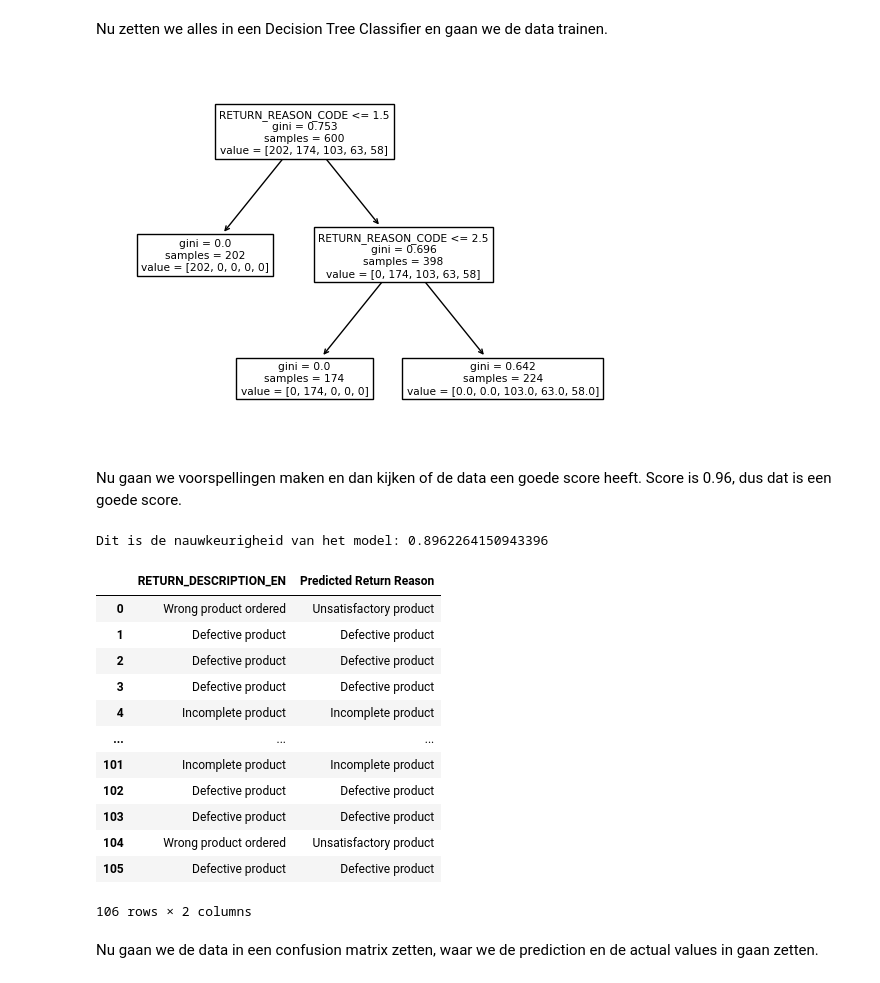
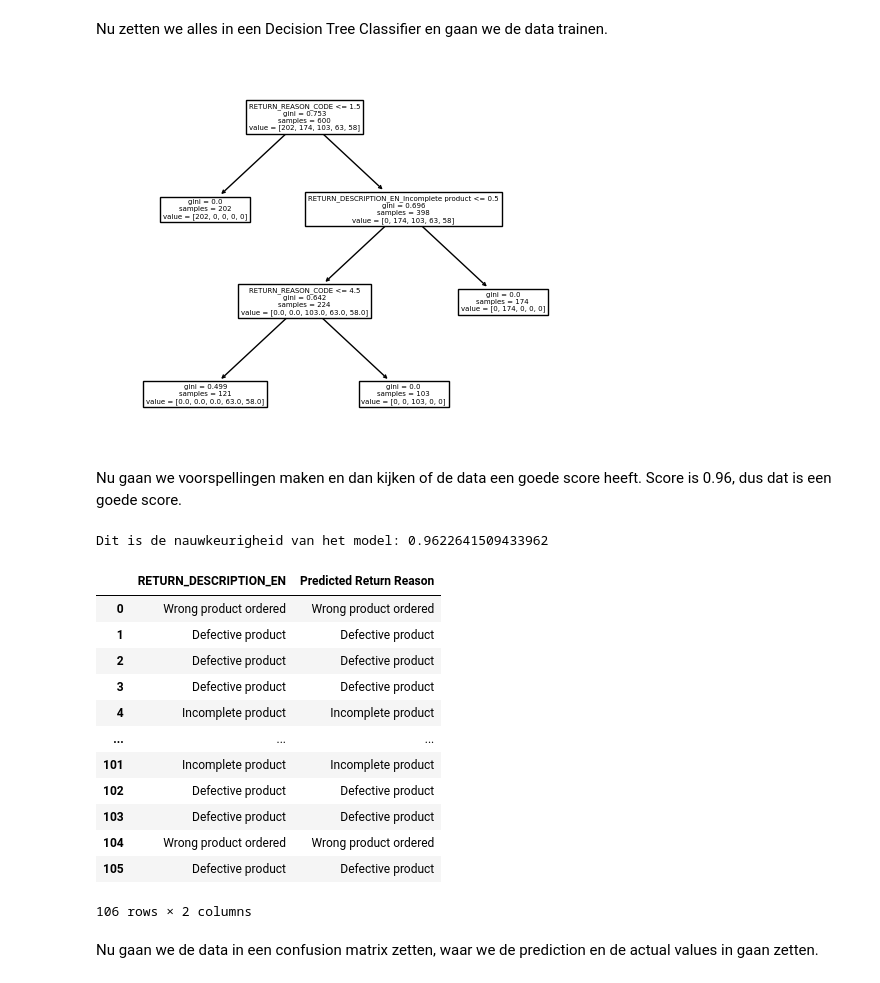
Before and after one commit to Peter-The-Great/DEDS_Portfolio_Week-8, a Jupyter notebook: classificationmodel.ipynb, the cells around one changed output. Saved outputs shown, nothing was run; the diff lists cells and outputs as text; code cells hidden in the pictures.

```diff
--- a/classificationmodel.ipynb
+++ b/classificationmodel.ipynb
@@ -258,6 +261,6 @@ Hiernaa gaan we wat data eruit halen naast de Not A Number values. Dus nu gaan w
 Daarnaast moeten we ook de TRAIL kolomen verwijderen, omdat deze niet van toepassing zijn.
 # %%
-filtered_table = filtered_table.drop(columns=['ORDER_DETAIL_CODE', 'RETURN_CODE', 'RETURN_DATE'])
+filtered_table = filtered_table.drop(columns=['RETURN_DATE'])
 print(list(filtered_table.filter(regex='TRIAL')))
 filtered_table = filtered_table[filtered_table.columns.drop(list(filtered_table.filter(regex='TRIAL')))]
 # %% [output]
@@ -271,11 +276,10 @@ for column in selected_columns.columns:
     if selected_columns[column].dtype == 'object':
         print(f"{column}: {selected_columns[column].nunique()} unieke waarden")
 
-# In dit geval zijn de kolommen 'PRODUCT_NUMBER' en 'RETURN_REASON_CODE' categorisch.
-# We passen Dummy Encoding toe op deze kolommen.
-# dummies_dataframe = pd.get_dummies(selected_columns, columns=['PRODUCT_NUMBER', 'RETURN_REASON_CODE'])
+# In dit geval is de kolom RETURN_DESCRIPTION_EN categorisch.
+# We passen Dummy Encoding toe op deze kolom.
+dummies_dataframe = pd.get_dummies(selected_columns, columns=['RETURN_DESCRIPTION_EN'])
 
-# df = pd.concat([selected_columns, dummies_dataframe], axis=1)
-df = selected_columns
-selected_columns
+df = pd.concat([selected_columns, dummies_dataframe], axis=1)
+df
 # %% [output]
@@ -308,12 +314,12 @@ x_train, x_test, y_train, y_test = train_test_split(x, y, test_size=0.15, random
 # %% [markdown]
 Nu zetten we alles in een Decision Tree Classifier en gaan we de data trainen.
 # %%
-dtree = DecisionTreeClassifier(max_depth=2)
+dtree = DecisionTreeClassifier(max_depth=3)
 dtree = dtree.fit(x_train, y_train)
 tree.plot_tree(dtree, feature_names=x.columns)
 plt.show()
 # %% [output]
-[figure, old version]
+[figure, new version]
 # %% [markdown]
 Nu gaan we voorspellingen maken en dan kijken of de data een goede score heeft. Score is 0.96, dus dat is een goede score.
 # %%
@@ -326,9 +332,9 @@ model_results_frame = pd.concat([y_test.reset_index()['RETURN_DESCRIPTION_EN'],
 print("Dit is de nauwkeurigheid van het model:", metrics.accuracy_score(model_results_frame['RETURN_DESCRIPTION_EN'], model_results_frame['Predicted Return Reason']))
 model_results_frame
 # %% [output]
-Dit is de nauwkeurigheid van het model: 0.8962264150943396
+Dit is de nauwkeurigheid van het model: 0.9622641509433962
 |  | RETURN_DESCRIPTION_EN | Predicted Return Reason |
-| 0 | Wrong product ordered | Unsatisfactory product |
+| 0 | Wrong product ordered | Wrong product ordered |
 | 1 | Defective product | Defective product |
 | 2 | Defective product | Defective product |
 | 3 | Defective product | Defective product |
@@ -337,7 +343,7 @@ Dit is de nauwkeurigheid van het model: 0.8962264150943396
 | 101 | Incomplete product | Incomplete product |
 | 102 | Defective product | Defective product |
 | 103 | Defective product | Defective product |
-| 104 | Wrong product ordered | Unsatisfactory product |
+| 104 | Wrong product ordered | Wrong product ordered |
 | 105 | Defective product | Defective product |
 106 rows × 2 columns
 # %% [markdown]
```
Also changed, not shown: parts of 7 cells of this notebook, 10 other files.
